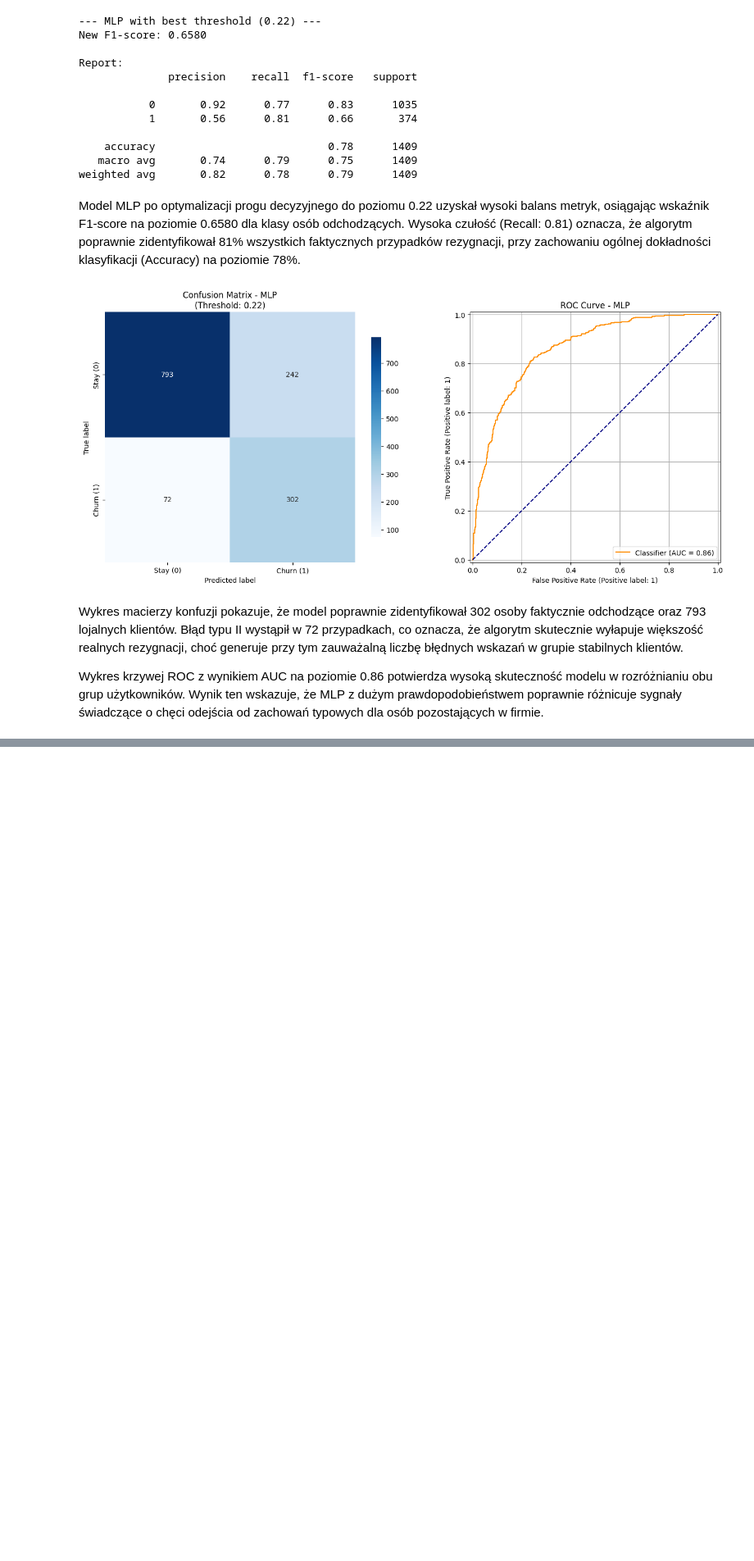
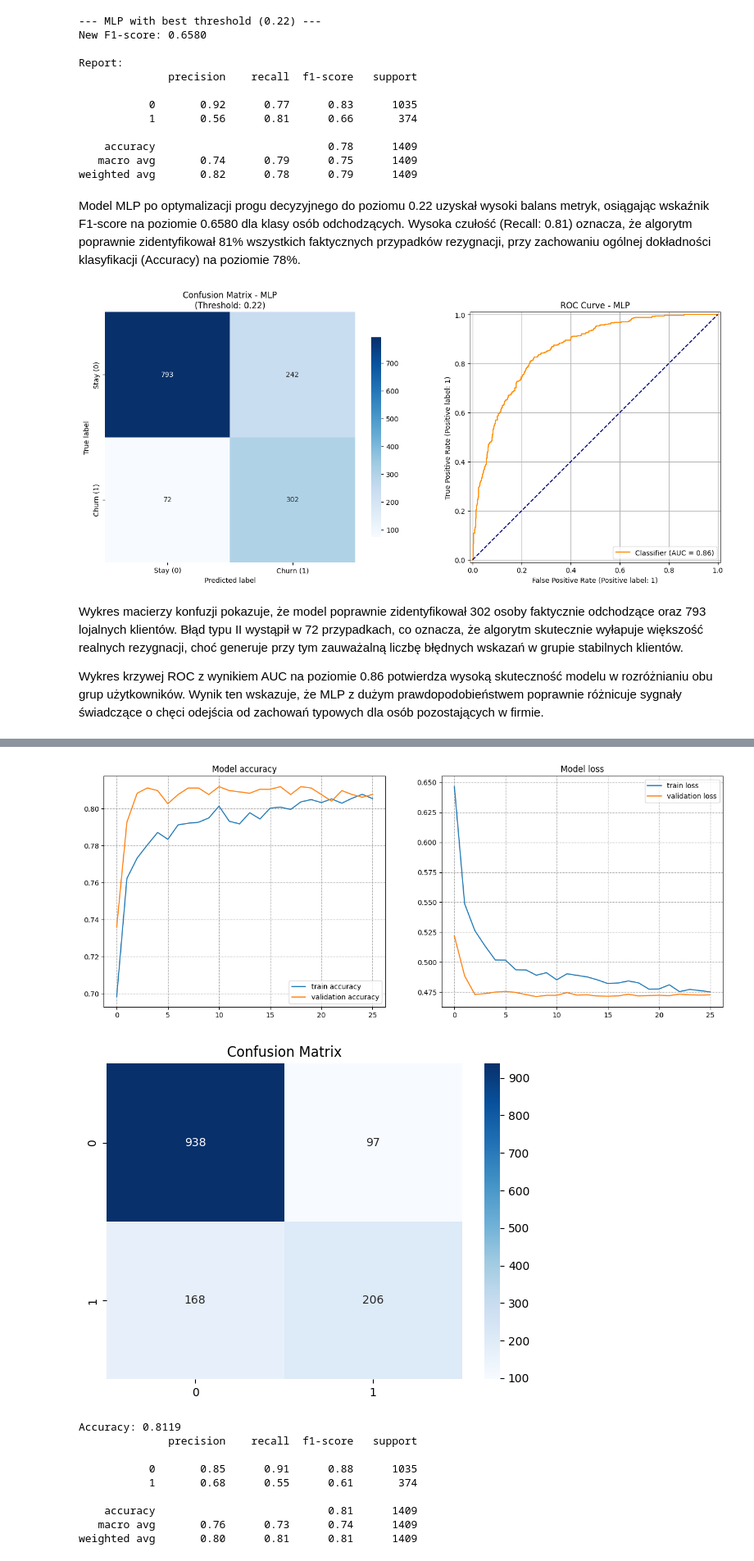
Before and after one commit to kacper-holowaty/customer-churn-prediction, a Jupyter notebook: churn_prediction_neural_networks.ipynb, the cells around one changed output, grey strips where cells are left out. Shown at 82% size. Saved outputs shown, nothing was run; the diff lists cells and outputs as text; code cells hidden in the pictures; blank space fills up the shorter version.

```diff
--- a/churn_prediction_neural_networks.ipynb
+++ b/churn_prediction_neural_networks.ipynb
@@ -150,0 +285,63 @@ Wykres krzywej ROC z wynikiem AUC na poziomie 0.86 potwierdza wysoką skuteczno
+# %%
+input_dim = X_train.shape[1]
+model_final = Sequential([
+    Input(shape=(input_dim,)),
+
+    Dense(160, activation='relu'),
+    BatchNormalization(),
+    Dropout(0.4),
+
+    Dense(64, activation='relu'),
+    BatchNormalization(),
+    Dropout(0.3),
+
+    Dense(1, activation='sigmoid')
+])
+
+model_final.compile(
+    optimizer=Adam(learning_rate=0.001),
+    loss=tf.keras.losses.BinaryCrossentropy(label_smoothing=0.1),
+    metrics=['accuracy']
+)
+
+callbacks = [
+    EarlyStopping(monitor='val_accuracy', patience=15, restore_best_weights=True),
+    ReduceLROnPlateau(monitor='val_loss', factor=0.5, patience=5, min_lr=0.00001)
+]
+
+
+history = model_final.fit(
+    X_train, y_train,
+    epochs=120,
+    batch_size=32,
+    validation_data=(X_test, y_test),
+    callbacks=callbacks,
+    verbose=1
+)
+
+y_probs = model_final.predict(X_test).flatten()
+y_pred = (y_probs >= 0.50).astype(int)
+
+fig, (ax1, ax2) = plt.subplots(1, 2, figsize=(16, 6))
+
+ax1.plot(history.history['accuracy'], label='train accuracy')
+ax1.plot(history.history['val_accuracy'], label='validation accuracy')
+ax1.set_title('Model accuracy')
+ax1.legend()
+ax1.grid(True, linestyle='--')
+
+ax2.plot(history.history['loss'], label='train loss')
+ax2.plot(history.history['val_loss'], label='validation loss')
+ax2.set_title('Model loss')
+ax2.legend()
+ax2.grid(True, linestyle='--')
+plt.show()
+
+plt.figure(figsize=(7, 5))
+sns.heatmap(confusion_matrix(y_test, y_pred), annot=True, fmt='d', cmap='Blues')
+plt.title('Confusion Matrix')
+plt.show()
+
+print(f"Accuracy: {accuracy_score(y_test, y_pred):.4f}")
+print(classification_report(y_test, y_pred))
+# %% [output]
@@ -150,0 +365,11 @@ Wykres krzywej ROC z wynikiem AUC na poziomie 0.86 potwierdza wysoką skuteczno
+[figure, added]
+[figure, added]
+Accuracy: 0.8119
+              precision    recall  f1-score   support
+
+           0       0.85      0.91      0.88      1035
+           1       0.68      0.55      0.61       374
+
+    accuracy                           0.81      1409
+   macro avg       0.76      0.73      0.74      1409
+weighted avg       0.80      0.81      0.81      1409
```
Also changed, not shown: parts of 8 cells of this notebook, 1 other file.
